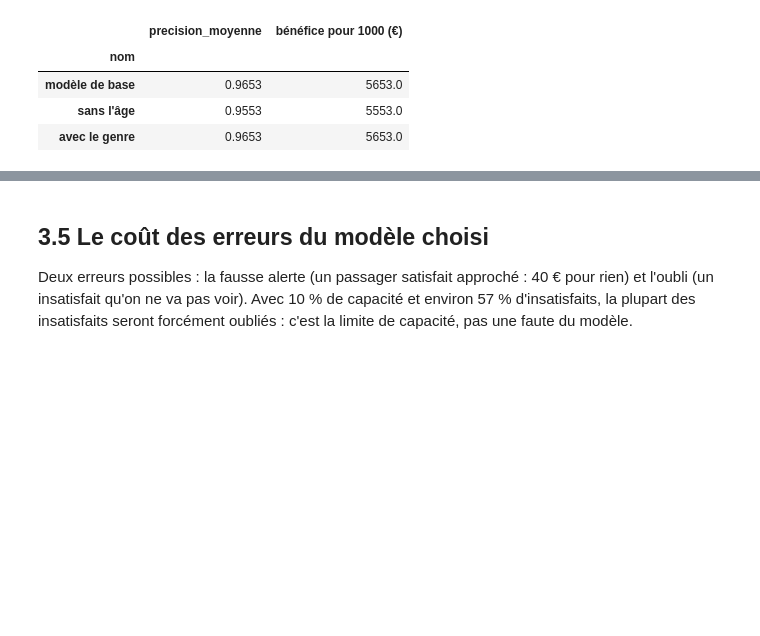
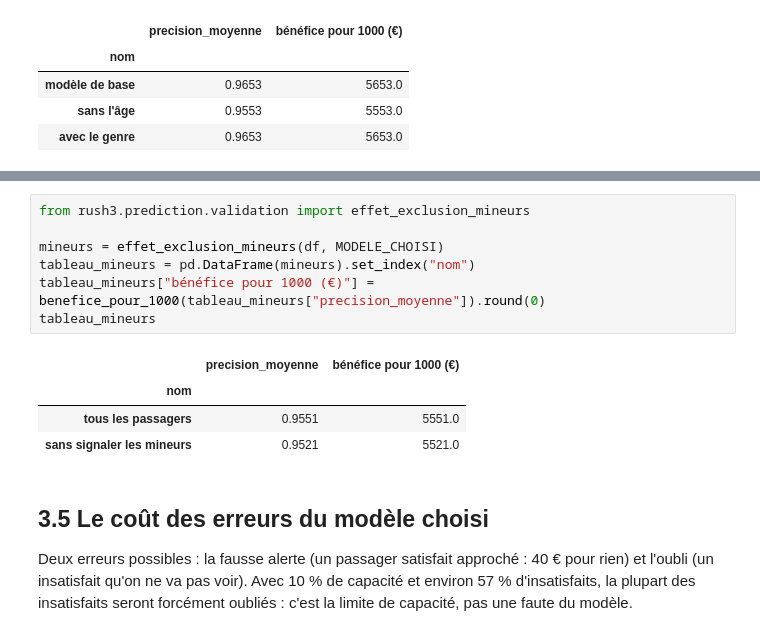
Before and after one commit to Liliedmgs/Rush-3, a Jupyter notebook: notebooks/03_modeles.ipynb, the cells around one changed output, grey strips where cells are left out. Cells and saved outputs as stored; diff of their text form; blank space fills up the shorter version.

```diff
--- a/notebooks/03_modeles.ipynb
+++ b/notebooks/03_modeles.ipynb
@@ -124,3 +128,15 @@ sensibles
+# %%
+from rush3.prediction.validation import effet_exclusion_mineurs
+
+mineurs = effet_exclusion_mineurs(df, MODELE_CHOISI)
+tableau_mineurs = pd.DataFrame(mineurs).set_index("nom")
+tableau_mineurs["bénéfice pour 1000 (€)"] = benefice_pour_1000(tableau_mineurs["precision_moyenne"]).round(0)
+tableau_mineurs
+# %% [output]
+|  | precision_moyenne | bénéfice pour 1000 (€) |
+| nom |  |  |
+| tous les passagers | 0.9551 | 5551.0 |
+| sans signaler les mineurs | 0.9521 | 5521.0 |
 # %% [markdown]
 ## 3.5 Le coût des erreurs du modèle choisi
 
```
Also changed, not shown: parts of 3 cells of this notebook, 6 other files.
